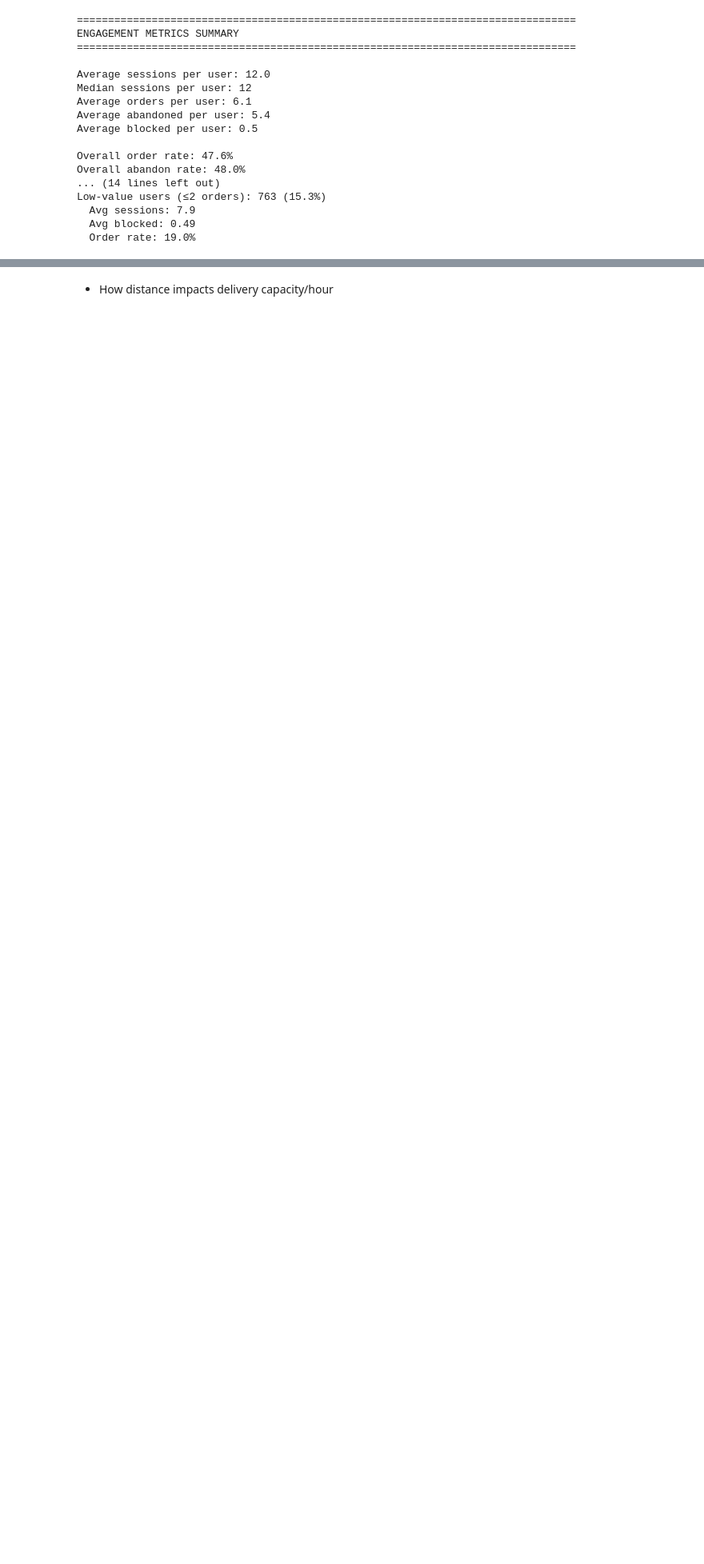
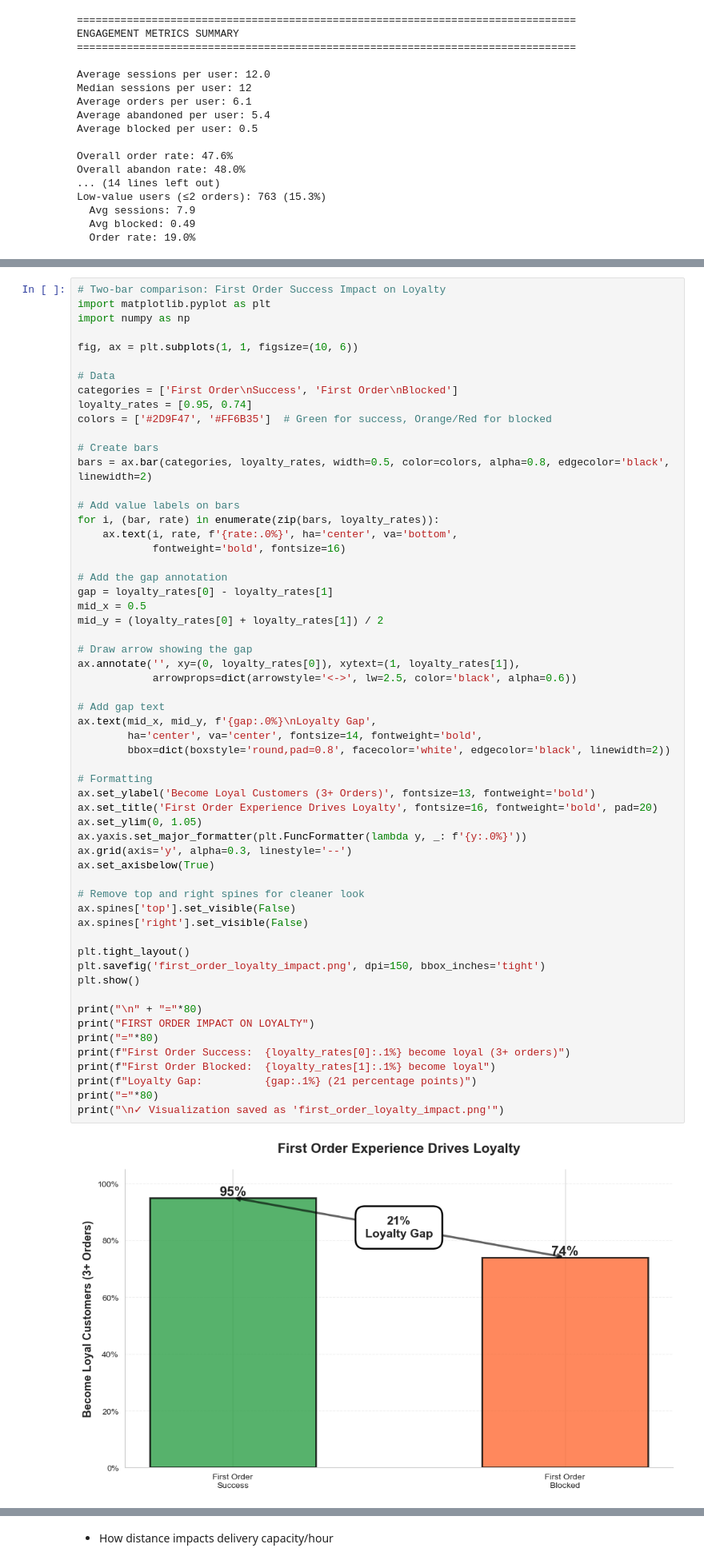
Before and after one commit to brianrichmond/deliveries-dynamic-pricing-model, a Jupyter notebook: notebooks/analysis_2.ipynb, the cells around one changed output, grey strips where cells are left out. Shown at 80% size. Saved outputs shown, nothing was run; the diff lists cells and outputs as text; blank space fills up the shorter version.

Commit message:
finished analysis, more analysis plots

```diff
--- a/notebooks/analysis_2.ipynb
+++ b/notebooks/analysis_2.ipynb
@@ -970,0 +979,60 @@ Low-value users (≤2 orders): 763 (15.3%)
+# %%
+# Two-bar comparison: First Order Success Impact on Loyalty
+import matplotlib.pyplot as plt
+import numpy as np
+
+fig, ax = plt.subplots(1, 1, figsize=(10, 6))
+
+# Data
+categories = ['First Order\nSuccess', 'First Order\nBlocked']
+loyalty_rates = [0.95, 0.74]
+colors = ['#2D9F47', '#FF6B35']  # Green for success, Orange/Red for blocked
+
+# Create bars
+bars = ax.bar(categories, loyalty_rates, width=0.5, color=colors, alpha=0.8, edgecolor='black', linewidth=2)
+
+# Add value labels on bars
+for i, (bar, rate) in enumerate(zip(bars, loyalty_rates)):
+    ax.text(i, rate, f'{rate:.0%}', ha='center', va='bottom',
+            fontweight='bold', fontsize=16)
+
+# Add the gap annotation
+gap = loyalty_rates[0] - loyalty_rates[1]
+mid_x = 0.5
+mid_y = (loyalty_rates[0] + loyalty_rates[1]) / 2
+
+# Draw arrow showing the gap
+ax.annotate('', xy=(0, loyalty_rates[0]), xytext=(1, loyalty_rates[1]),
+            arrowprops=dict(arrowstyle='<->', lw=2.5, color='black', alpha=0.6))
+
+# Add gap text
+ax.text(mid_x, mid_y, f'{gap:.0%}\nLoyalty Gap',
+        ha='center', va='center', fontsize=14, fontweight='bold',
+        bbox=dict(boxstyle='round,pad=0.8', facecolor='white', edgecolor='black', linewidth=2))
+
+# Formatting
+ax.set_ylabel('Become Loyal Customers (3+ Orders)', fontsize=13, fontweight='bold')
+ax.set_title('First Order Experience Drives Loyalty', fontsize=16, fontweight='bold', pad=20)
+ax.set_ylim(0, 1.05)
+ax.yaxis.set_major_formatter(plt.FuncFormatter(lambda y, _: f'{y:.0%}'))
+ax.grid(axis='y', alpha=0.3, linestyle='--')
+ax.set_axisbelow(True)
+
+# Remove top and right spines for cleaner look
+ax.spines['top'].set_visible(False)
+ax.spines['right'].set_visible(False)
+
+plt.tight_layout()
+plt.savefig('first_order_loyalty_impact.png', dpi=150, bbox_inches='tight')
+plt.show()
+
+print("\n" + "="*80)
+print("FIRST ORDER IMPACT ON LOYALTY")
+print("="*80)
+print(f"First Order Success:  {loyalty_rates[0]:.1%} become loyal (3+ orders)")
+print(f"First Order Blocked:  {loyalty_rates[1]:.1%} become loyal")
+print(f"Loyalty Gap:          {gap:.1%} (21 percentage points)")
+print("="*80)
+print("\n✓ Visualization saved as 'first_order_loyalty_impact.png'")
+# %% [output]
+[figure, added]
```
Also changed, not shown: parts of 33 cells of this notebook, 25 other files.
